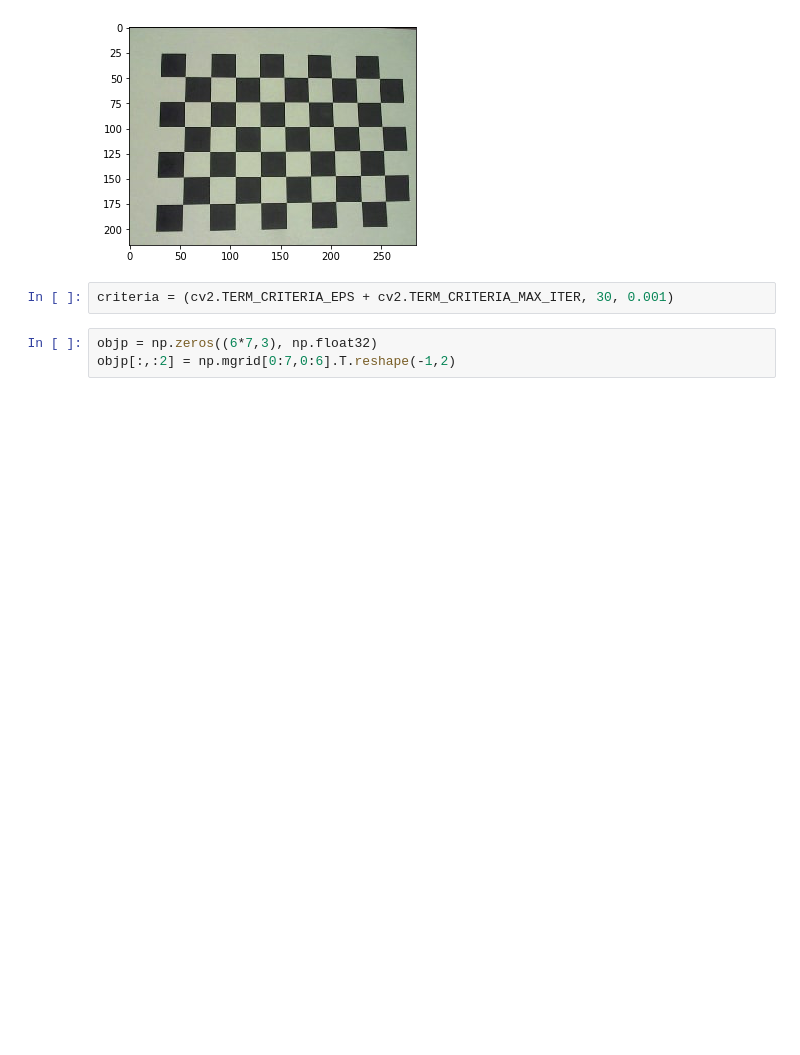
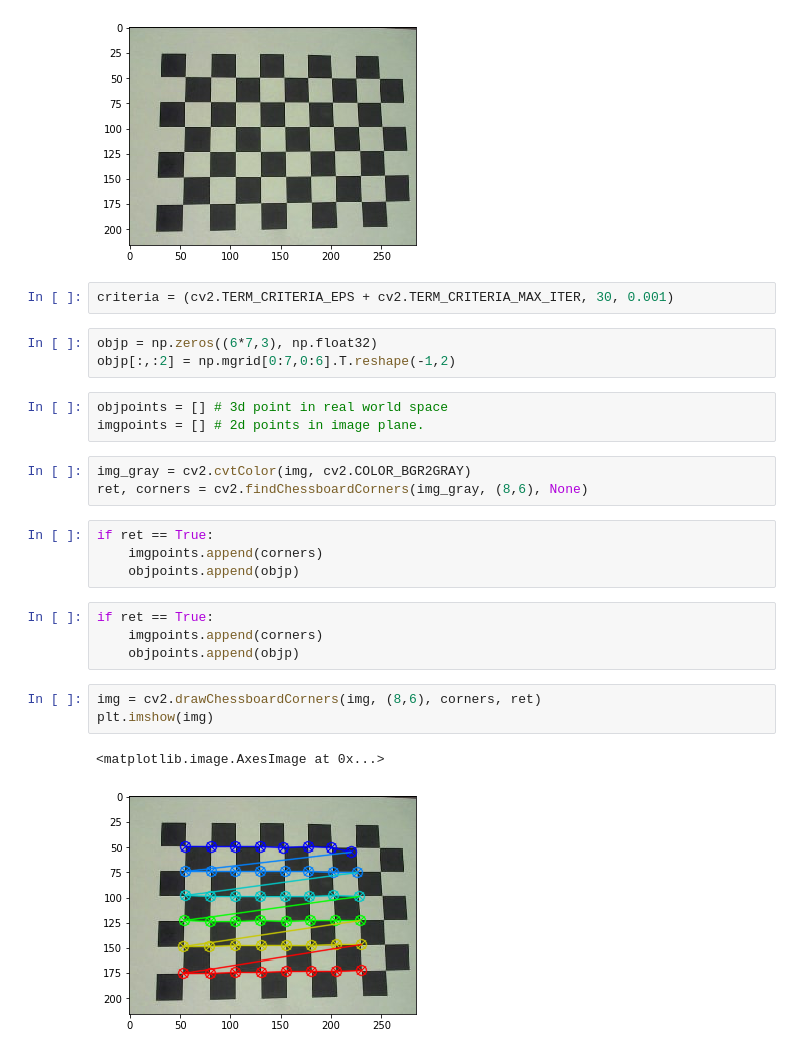
Before and after one commit to vaniawenur/sharing-github, a Jupyter notebook: Tugas 2 akhirnya jadi.ipynb, the cells around one changed output. Saved outputs shown, nothing was run; the diff lists cells and outputs as text; blank space fills up the shorter version.

```diff
--- a/Tugas 2 akhirnya jadi.ipynb
+++ b/Tugas 2 akhirnya jadi.ipynb
@@ -18,3 +18,23 @@ criteria = (cv2.TERM_CRITERIA_EPS + cv2.TERM_CRITERIA_MAX_ITER, 30, 0.001)
 # %%
 objp = np.zeros((6*7,3), np.float32)
 objp[:,:2] = np.mgrid[0:7,0:6].T.reshape(-1,2)
+# %%
+objpoints = [] # 3d point in real world space
+imgpoints = [] # 2d points in image plane.
+# %%
+img_gray = cv2.cvtColor(img, cv2.COLOR_BGR2GRAY)
+ret, corners = cv2.findChessboardCorners(img_gray, (8,6), None)
+# %%
+if ret == True:
+    imgpoints.append(corners)
+    objpoints.append(objp)
+# %%
+if ret == True:
+    imgpoints.append(corners)
+    objpoints.append(objp)
+# %%
+img = cv2.drawChessboardCorners(img, (8,6), corners, ret)
+plt.imshow(img)
+# %% [output]
+<matplotlib.image.AxesImage at 0x...>
+[figure, added]
```
